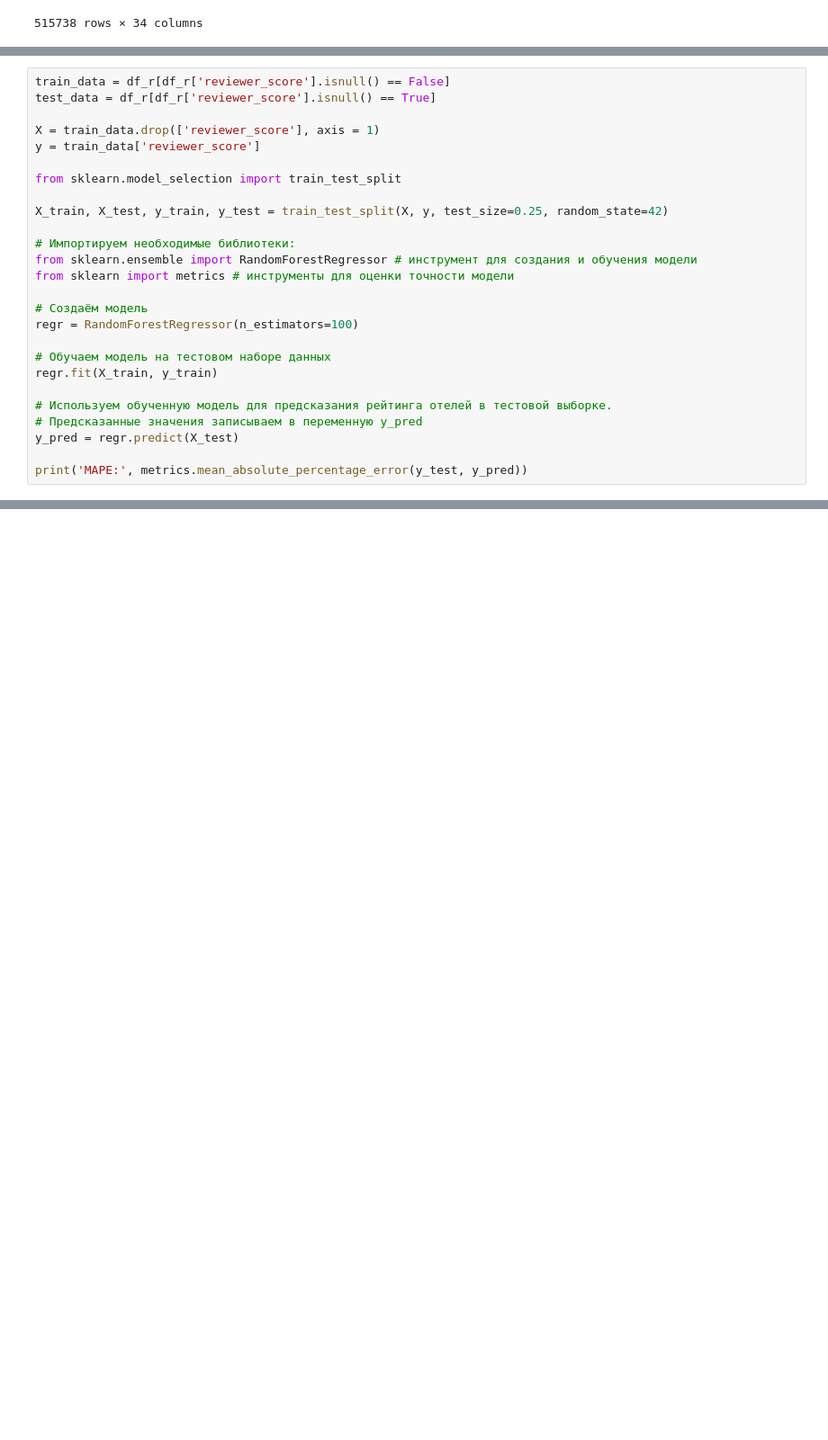
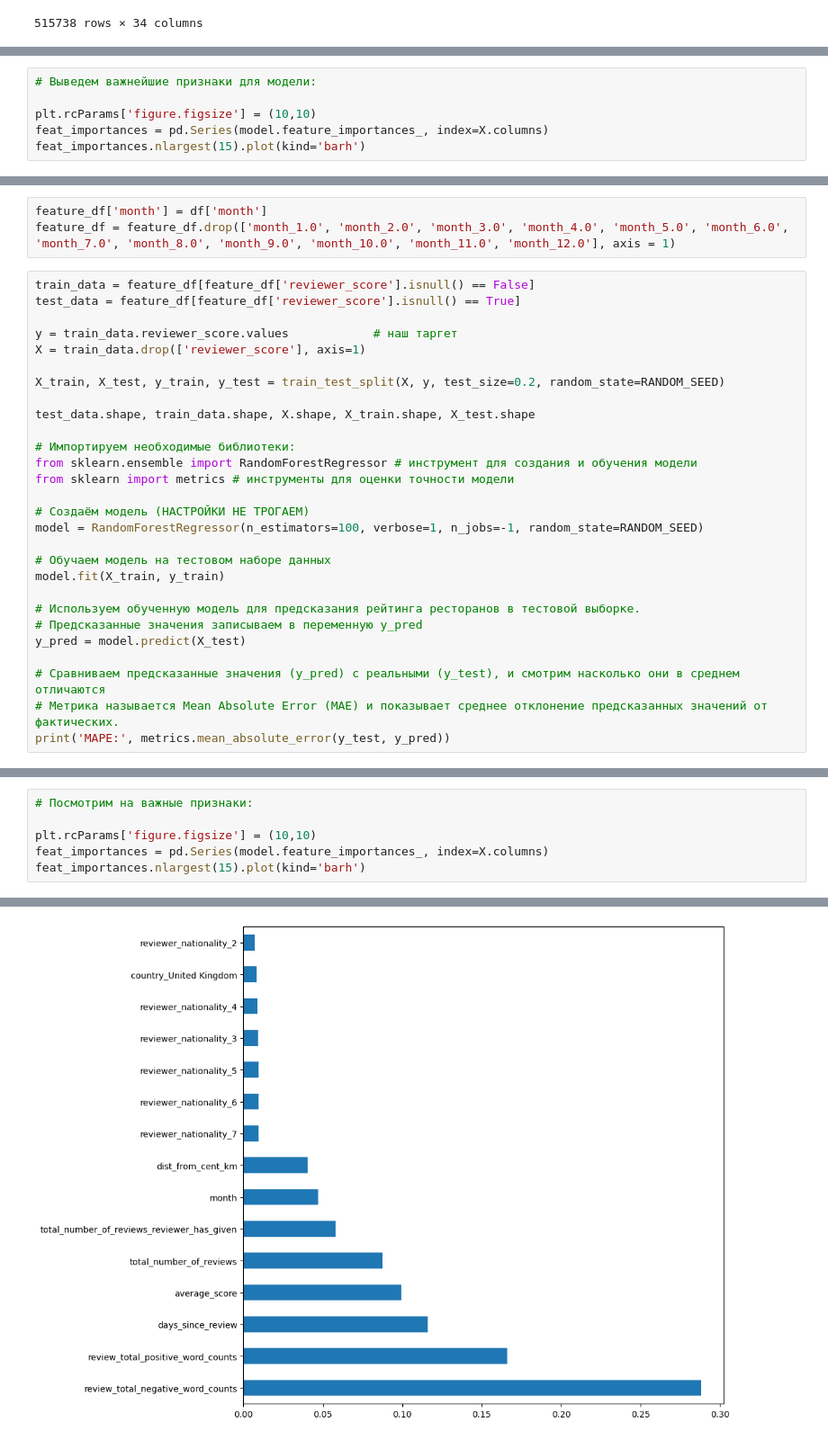
Before and after one commit to AndreevaDarya/booking-project, a Jupyter notebook: booking.ipynb, the cells around one changed output, grey strips where cells are left out. Shown: that part at 90% size. Saved outputs shown, nothing was run; the diff lists cells and outputs as text; blank space fills up the shorter version.

```diff
--- a/booking.ipynb
+++ b/booking.ipynb
@@ -506,0 +496,6 @@ sns.kdeplot(feature_df)
+# %%
+# Выведем важнейшие признаки для модели:
+
+plt.rcParams['figure.figsize'] = (10,10)
+feat_importances = pd.Series(model.feature_importances_, index=X.columns)
+feat_importances.nlargest(15).plot(kind='barh')
@@ -507,26 +508,31 @@ sns.kdeplot(feature_df)
+# %%
+feature_df['month'] = df['month']
+feature_df = feature_df.drop(['month_1.0', 'month_2.0', 'month_3.0', 'month_4.0', 'month_5.0', 'month_6.0', 'month_7.0', 'month_8.0', 'month_9.0', 'month_10.0', 'month_11.0', 'month_12.0'], axis = 1)
 # %%
-train_data = df_r[df_r['reviewer_score'].isnull() == False]
-test_data = df_r[df_r['reviewer_score'].isnull() == True]
+train_data = feature_df[feature_df['reviewer_score'].isnull() == False]
+test_data = feature_df[feature_df['reviewer_score'].isnull() == True]
 
-X = train_data.drop(['reviewer_score'], axis = 1)
-y = train_data['reviewer_score']
+y = train_data.reviewer_score.values            # наш таргет
+X = train_data.drop(['reviewer_score'], axis=1)
 
-from sklearn.model_selection import train_test_split
+X_train, X_test, y_train, y_test = train_test_split(X, y, test_size=0.2, random_state=RANDOM_SEED)
 
-X_train, X_test, y_train, y_test = train_test_split(X, y, test_size=0.25, random_state=42)
+test_data.shape, train_data.shape, X.shape, X_train.shape, X_test.shape
 
 # Импортируем необходимые библиотеки:
 from sklearn.ensemble import RandomForestRegressor # инструмент для создания и обучения модели
 from sklearn import metrics # инструменты для оценки точности модели
 
-# Создаём модель
-regr = RandomForestRegressor(n_estimators=100)
+# Создаём модель (НАСТРОЙКИ НЕ ТРОГАЕМ)
+model = RandomForestRegressor(n_estimators=100, verbose=1, n_jobs=-1, random_state=RANDOM_SEED)
 
 # Обучаем модель на тестовом наборе данных
-regr.fit(X_train, y_train)
+model.fit(X_train, y_train)
 
-# Используем обученную модель для предсказания рейтинга отелей в тестовой выборке.
+# Используем обученную модель для предсказания рейтинга ресторанов в тестовой выборке.
 # Предсказанные значения записываем в переменную y_pred
-y_pred = regr.predict(X_test)
+y_pred = model.predict(X_test)
 
-print('MAPE:', metrics.mean_absolute_percentage_error(y_test, y_pred))
+# Сравниваем предсказанные значения (y_pred) с реальными (y_test), и смотрим насколько они в среднем отличаются
+# Метрика называется Mean Absolute Error (MAE) и показывает среднее отклонение предсказанных значений от фактических.
+print('MAPE:', metrics.mean_absolute_error(y_test, y_pred))
@@ -560,0 +547,7 @@ print('MAPE:', metrics.mean_absolute_error(y_test, y_pred))
+# %%
+# Посмотрим на важные признаки:
+
+plt.rcParams['figure.figsize'] = (10,10)
+feat_importances = pd.Series(model.feature_importances_, index=X.columns)
+feat_importances.nlargest(15).plot(kind='barh')
+# %% [output]
@@ -560,0 +555 @@ print('MAPE:', metrics.mean_absolute_error(y_test, y_pred))
+[figure, added]
```
Also changed, not shown: parts of 33 cells of this notebook.
